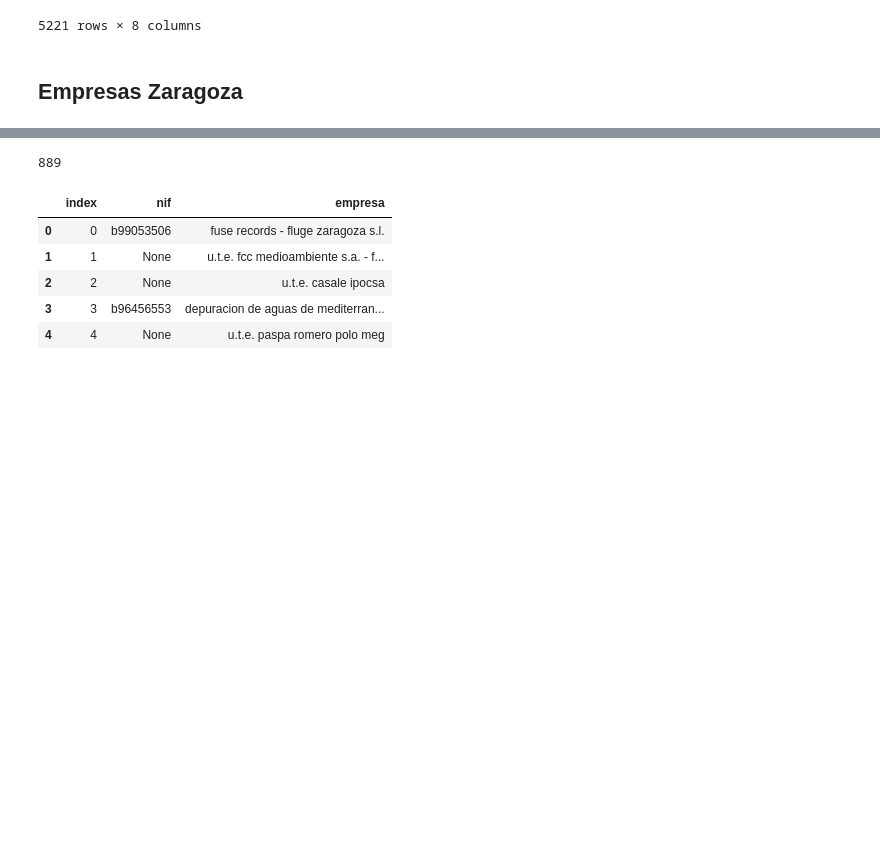
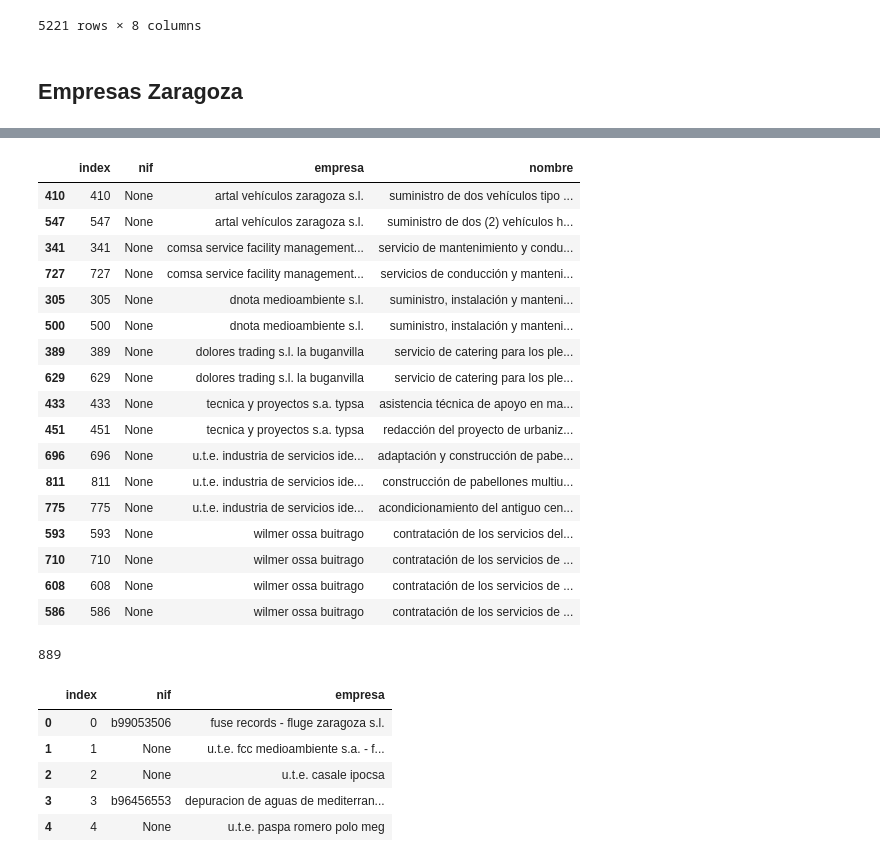
Before and after one commit to nextprocurement/NP-Company-Process, a Jupyter notebook: _test_company_proc.ipynb, the cells around one changed output, grey strips where cells are left out. Cells and saved outputs as stored; diff of their text form; code cells hidden in the pictures; blank space fills up the shorter version.

```diff
--- a/_test_company_proc.ipynb
+++ b/_test_company_proc.ipynb
@@ -787,6 +869,37 @@ display(emp_zgz.head())
 | 2 | derribo de la estructura actual d... | eco2019335-19 | u.t.e. casale ipocsa | None | https://contrataciondelestado.es/... | casale ipocsa | None |
 | 3 | derribo de la estructura actual d... | eco2019335-19 | depuracion de aguas de mediterran... | b96456553 | https://contrataciondelestado.es/... | depuracion de aguas de mediterraneo | CIF |
 | 4 | obras de acondicionamiento de la ... | viv01-19 | u.t.e. paspa romero polo meg | None | https://contrataciondelestado.es/... | paspa romero polo meg | None |
+# %%
+# Empresas con nombre repetido y cuyo nif es None en alguno de los casos
+valid_emp = emp_zgz[["nif", "empresa", "nombre"]].reset_index()
+display(
+    valid_emp[
+        valid_emp["empresa"].duplicated(keep=False)
+        & valid_emp["empresa"].isin(
+            valid_emp.loc[valid_emp["nif"].isna(), "empresa"].values
+        )
+    ].sort_values(by="empresa")
+)
+# (No hay ningún nif para rellenar)
+# %% [output]
+|  | index | nif | empresa | nombre |
+| 410 | 410 | None | artal vehículos zaragoza s.l. | suministro de dos vehículos tipo ... |
+| 547 | 547 | None | artal vehículos zaragoza s.l. | suministro de dos (2) vehículos h... |
+| 341 | 341 | None | comsa service facility management... | servicio de mantenimiento y condu... |
+| 727 | 727 | None | comsa service facility management... | servicios de conducción y manteni... |
+| 305 | 305 | None | dnota medioambiente s.l. | suministro, instalación y manteni... |
+| 500 | 500 | None | dnota medioambiente s.l. | suministro, instalación y manteni... |
+| 389 | 389 | None | dolores trading s.l. la buganvilla | servicio de catering para los ple... |
+| 629 | 629 | None | dolores trading s.l. la buganvilla | servicio de catering para los ple... |
+| 433 | 433 | None | tecnica y proyectos s.a. typsa | asistencia técnica de apoyo en ma... |
+| 451 | 451 | None | tecnica y proyectos s.a. typsa | redacción del proyecto de urbaniz... |
+| 696 | 696 | None | u.t.e. industria de servicios ide... | adaptación y construcción de pabe... |
+| 811 | 811 | None | u.t.e. industria de servicios ide... | construcción de pabellones multiu... |
+| 775 | 775 | None | u.t.e. industria de servicios ide... | acondicionamiento del antiguo cen... |
+| 593 | 593 | None | wilmer ossa buitrago | contratación de los servicios del... |
+| 710 | 710 | None | wilmer ossa buitrago | contratación de los servicios de ... |
+| 608 | 608 | None | wilmer ossa buitrago | contratación de los servicios de ... |
+| 586 | 586 | None | wilmer ossa buitrago | contratación de los servicios de ... |
 # %%
 # valid_emp = emp_zgz.groupby("nif").agg(set).reset_index()
 valid_emp = emp_zgz[["nif", "empresa"]].reset_index()
```
Also changed, not shown: parts of 28 cells of this notebook, 2 other files.
